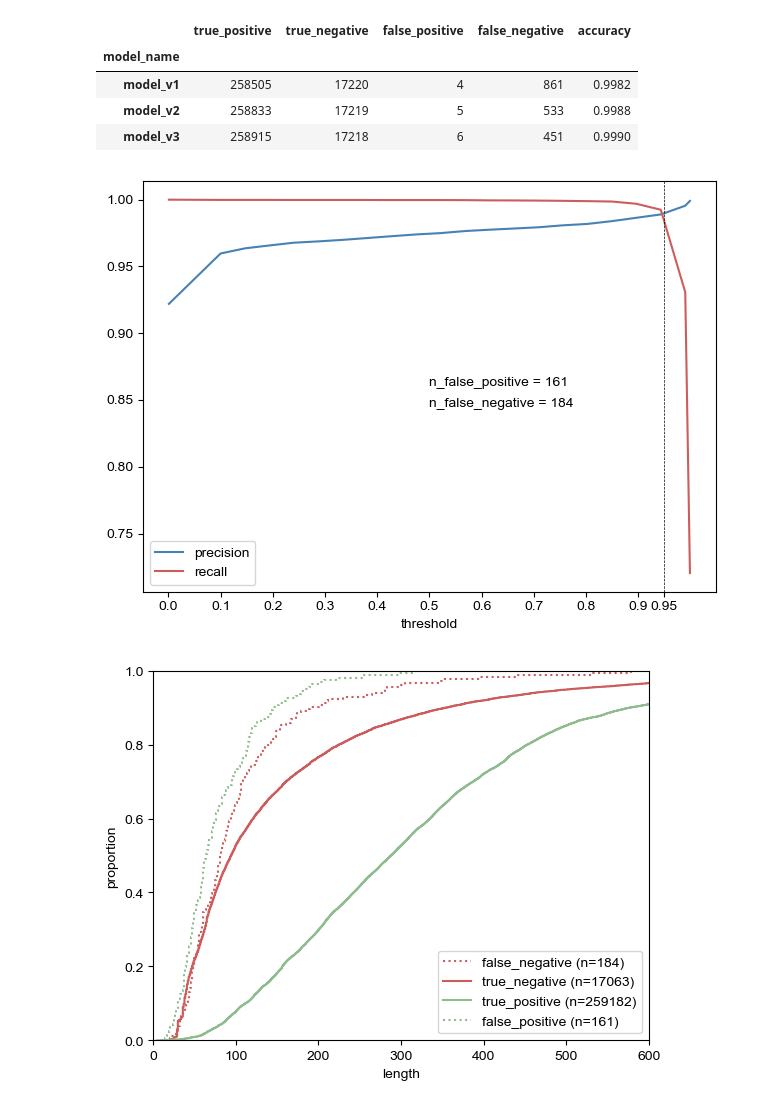
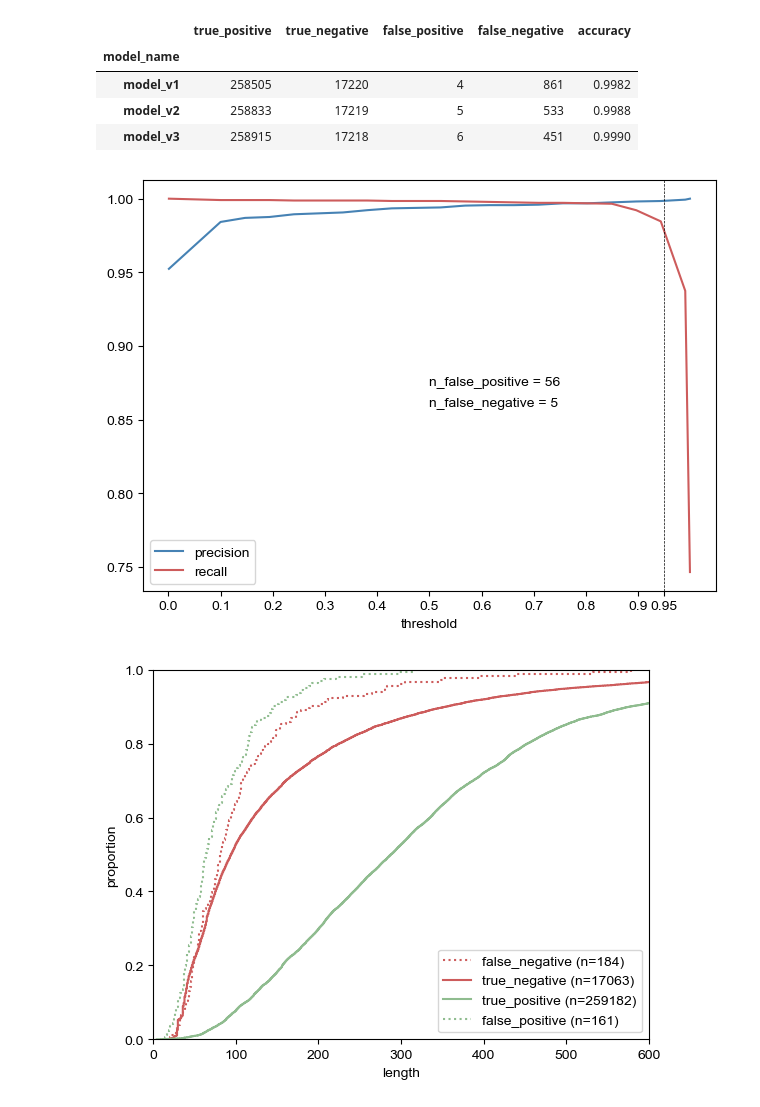
Before and after one commit to pipparichter/frugal, a Jupyter notebook: notebooks/results.ipynb, the cells around one changed output. Saved outputs shown, nothing was run; the diff lists cells and outputs as text; code cells hidden in the pictures.

```diff
--- a/notebooks/results.ipynb
+++ b/notebooks/results.ipynb
@@ -77,35 +77,35 @@ results_df = results_df.rename(columns={col:col.replace(model_name, 'model') for
 def figure(results_df, threshold:float=0.99):
 
     min_threshold = results_df.model_output_0.min() + 1e-3
     max_threshold = results_df.model_output_0.max() - 1e-3
 
     thresholds = [min_threshold] + list(np.linspace(0.1, 0.99, 20)) + [max_threshold]
     ax_df = pd.DataFrame(index=np.arange(len(thresholds)))
     ax_df['threshold'] = thresholds
     ax_df['precision'] = [precision(results_df, class_=0, threshold=threshold) for threshold in thresholds]
     ax_df['recall'] = [recall(results_df, class_=0, threshold=threshold) for threshold in thresholds]
 
     fig, ax = plt.subplots()
 
     sns.lineplot(data=ax_df, ax=ax, x='threshold', y='precision', label='precision', color='steelblue')
     sns.lineplot(data=ax_df, ax=ax, x='threshold', y='recall', label='recall', color='indianred')
     ax.axvline(threshold, color='black', linewidth=0.5, linestyle='--')
 
     n_fn = ((results_df.model_output_0 > threshold) & (results_df.label == 1)).sum()
     n_fp = ((results_df.model_output_0 <= threshold) & (results_df.label == 0)).sum()
     ax.text(0.5, 0.5, f'n_false_positive = {n_fp}', transform=ax.transAxes)
     ax.text(0.5, 0.45, f'n_false_negative = {n_fn}', transform=ax.transAxes)
 
     ax.set_ylabel('')
     x_ticks = sorted(list(np.arange(10) / 10) + [threshold])
     ax.set_xticks(x_ticks, labels=x_ticks)
 
     fig.tight_layout()
     plt.show()
 
-figure(results_df, threshold=0.95)
+figure(test_results_df, threshold=0.95)
 # %% [output]
-[figure, old version]
+[figure, new version]
 # %%
 threshold = 0.95
 results_df['model_label'] = np.where(results_df.model_output_0 > threshold, 0, 1)
```
Also changed, not shown: parts of 4 cells of this notebook, 4 other files.
